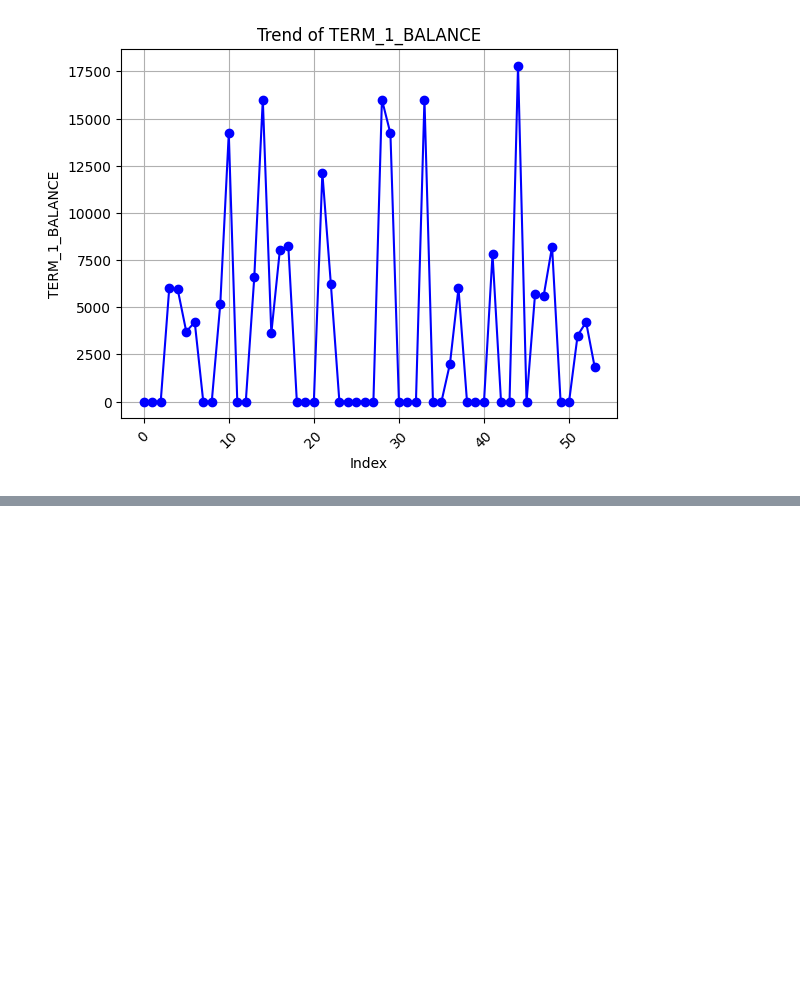
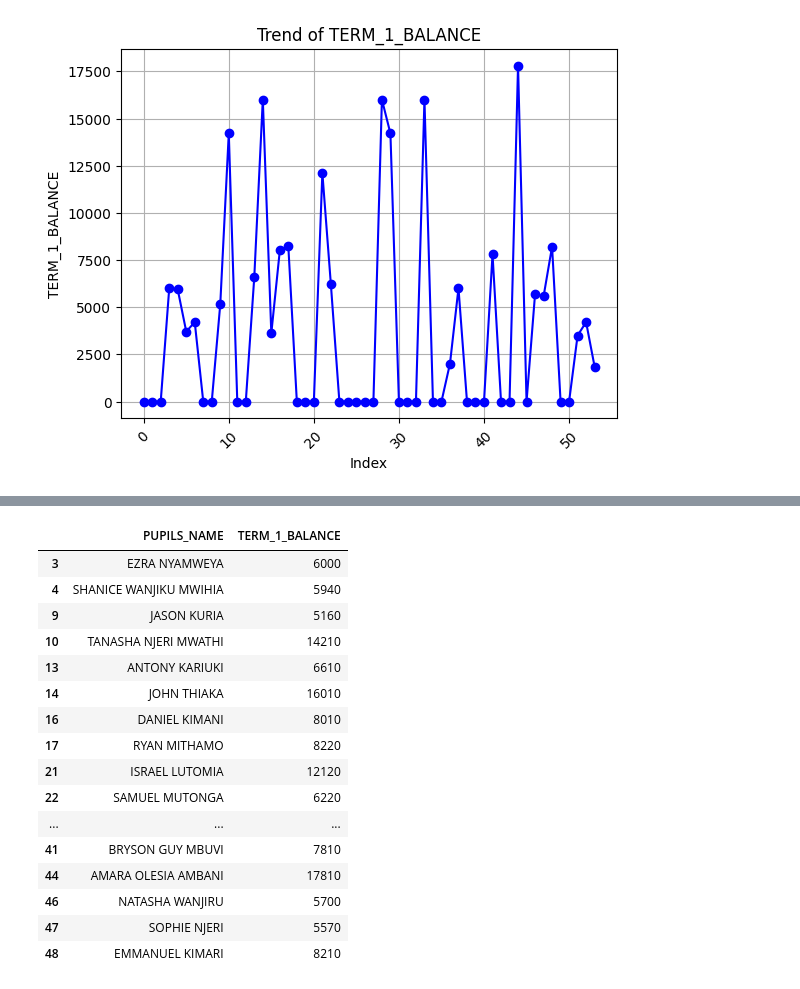
Before and after one commit to NellitG/Chestnut_data, a Jupyter notebook: pre_school.ipynb, the cells around one changed output, grey strips where cells are left out. Saved outputs shown, nothing was run; the diff lists cells and outputs as text; code cells hidden in the pictures; blank space fills up the shorter version.

```diff
--- a/pre_school.ipynb
+++ b/pre_school.ipynb
@@ -33,0 +62,21 @@ else:
+# %%
+df_filter = df[df['TERM_1_BALANCE'] > 5000]
+df_filter
+# %% [output]
+|  | PUPILS_NAME | TERM_1_BALANCE |
+| 3 | EZRA NYAMWEYA | 6000 |
+| 4 | SHANICE WANJIKU MWIHIA | 5940 |
+| 9 | JASON KURIA | 5160 |
+| 10 | TANASHA NJERI MWATHI | 14210 |
+| 13 | ANTONY KARIUKI | 6610 |
+| 14 | JOHN THIAKA | 16010 |
+| 16 | DANIEL KIMANI | 8010 |
+| 17 | RYAN MITHAMO | 8220 |
+| 21 | ISRAEL LUTOMIA | 12120 |
+| 22 | SAMUEL MUTONGA | 6220 |
+| ... | ... | ... |
+| 41 | BRYSON GUY MBUVI | 7810 |
+| 44 | AMARA OLESIA AMBANI | 17810 |
+| 46 | NATASHA WANJIRU | 5700 |
+| 47 | SOPHIE NJERI | 5570 |
+| 48 | EMMANUEL KIMARI | 8210 |
```
Also changed, not shown: parts of 3 cells of this notebook.
